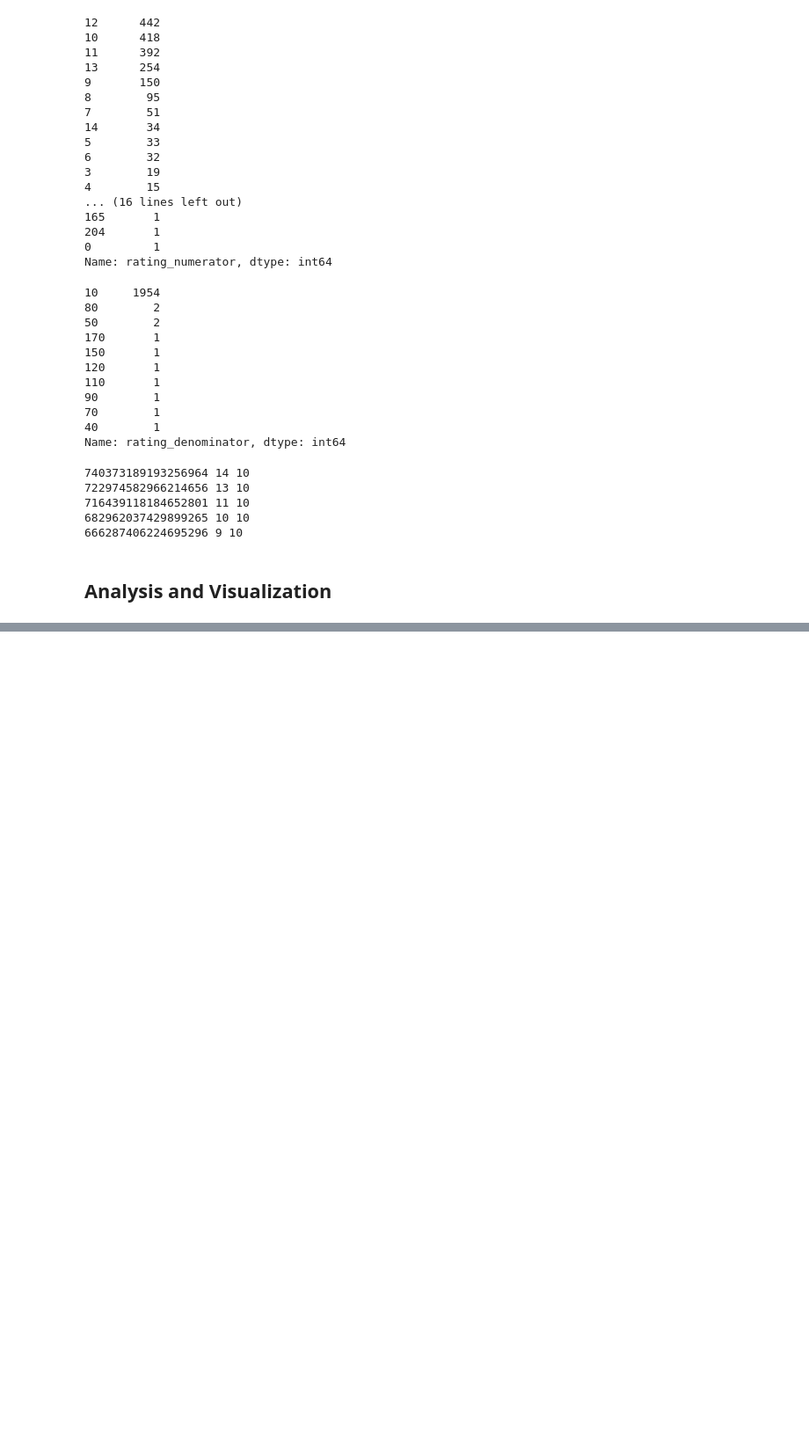
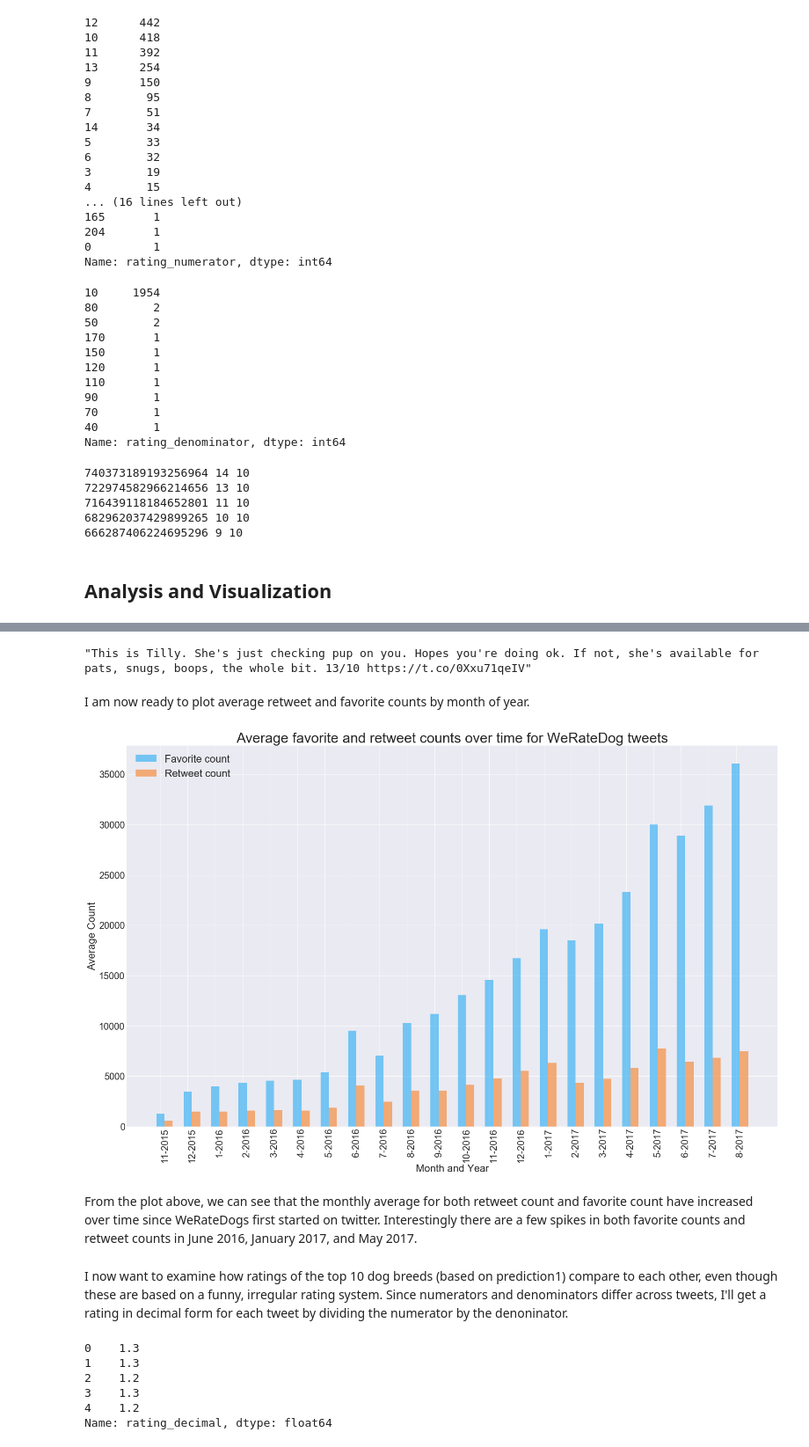
Before and after one commit to cnspatino/WeRateDogs-twitter-analysis, a Jupyter notebook: wrangle_act.ipynb, the cells around one changed output, grey strips where cells are left out. Shown at 88% size. Saved outputs shown, nothing was run; the diff lists cells and outputs as text; code cells hidden in the pictures; blank space fills up the shorter version.

```diff
--- a/wrangle_act.ipynb
+++ b/wrangle_act.ipynb
@@ -1456,0 +1651,4 @@ for index, row in twitter_archive_clean.iterrows():
+# %%
+# group twitter_archive_clean by year and month and get mean favorite counts and retweet counts
+grouped_by_time = twitter_archive_clean.groupby(['year','month']).mean()[['favorite_count','retweet_count']].reset_index()
+grouped_by_time.head()
@@ -1456,0 +1662,5 @@ for index, row in twitter_archive_clean.iterrows():
+# %%
+# combine month and year into one column
+grouped_by_time['month_of_year'] = grouped_by_time['month'].map(str) + '-' + grouped_by_time['year'].map(str)
+
+grouped_by_time.head()
@@ -1456,0 +1674,39 @@ for index, row in twitter_archive_clean.iterrows():
+# %%
+twitter_archive_clean.iloc[1].text
+# %% [output]
+"This is Tilly. She's just checking pup on you. Hopes you're doing ok. If not, she's available for pats, snugs, boops, the whole bit. 13/10 https://t.co/0Xxu71qeIV"
+# %% [markdown]
+I am now ready to plot average retweet and favorite counts by month of year.
+# %%
+# set plot labels
+labels = grouped_by_time.month_of_year.values.tolist()
+
+# set bar heights
+favorite_means = grouped_by_time.favorite_count.values.tolist()
+retweet_means = grouped_by_time.retweet_count.values.tolist()
+
+ind = np.arange(len(labels)) # the x locations for the groups
+width = 0.3 # the width of the bars
+
+plt.figure(figsize=(25, 15))  # width:25, height:15
+
+# plot bars
+favorite_bars = plt.bar(ind, favorite_means, width, color='#41b5f4', alpha=0.7, label='Favorite count')
+retweet_bars = plt.bar(ind + width, retweet_means, width, color='#f48e41', alpha=0.7, label='Retweet count')
+
+# title and labels
+plt.ylabel('Average Count', size=22)
+plt.xlabel('Month and Year', size=22)
+plt.title('Average favorite and retweet counts over time for WeRateDog tweets', size=30)
+locations = ind + width / 2  # xtick locations
+plt.xticks(ind, labels, size=20, ha='left', rotation=90)
+plt.yticks(size=20)
+
+# legend
+plt.legend(loc=0, prop={'size': 22});
+# %% [output]
+[figure, added]
+# %% [markdown]
+From the plot above, we can see that the monthly average for both retweet count and favorite count have increased over time since WeRateDogs first started on twitter. Interestingly there are a few spikes in both favorite counts and retweet counts in June 2016, January 2017, and May 2017.
+# %% [markdown]
+I now want to examine how ratings of the top 10 dog breeds (based on prediction1) compare to each other, even though these are based on a funny, irregular rating system. Since numerators and denominators differ across tweets, I'll get a rating in decimal form for each tweet by dividing the numerator by the denoninator.
@@ -1456,0 +1716,9 @@ for index, row in twitter_archive_clean.iterrows():
+# %%
+twitter_archive_clean.rating_decimal.head()
+# %% [output]
+0    1.3
+1    1.3
+2    1.2
+3    1.3
+4    1.2
+Name: rating_decimal, dtype: float64
```
Also changed, not shown: parts of 43 cells of this notebook.
